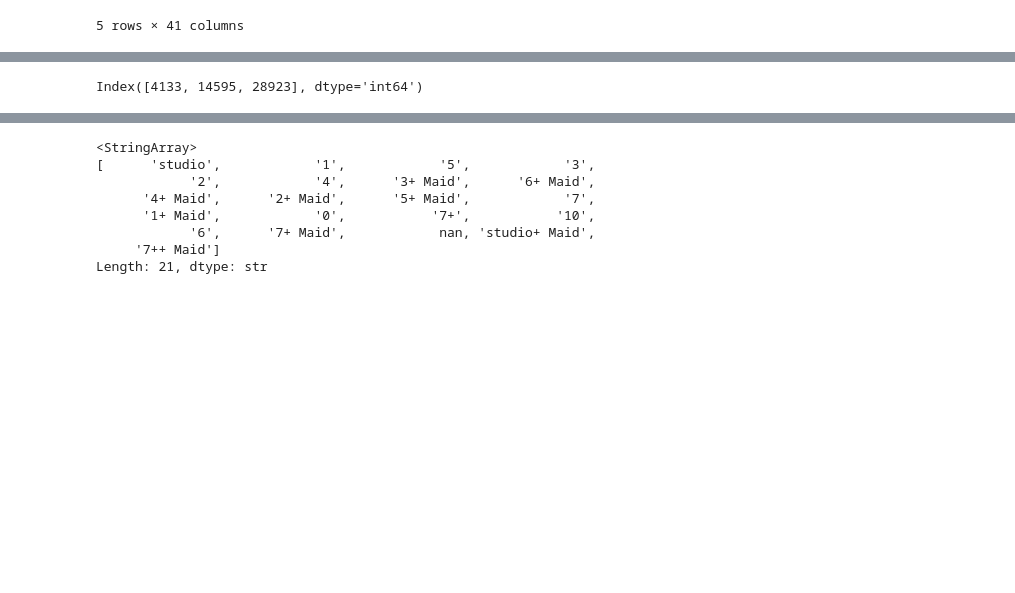
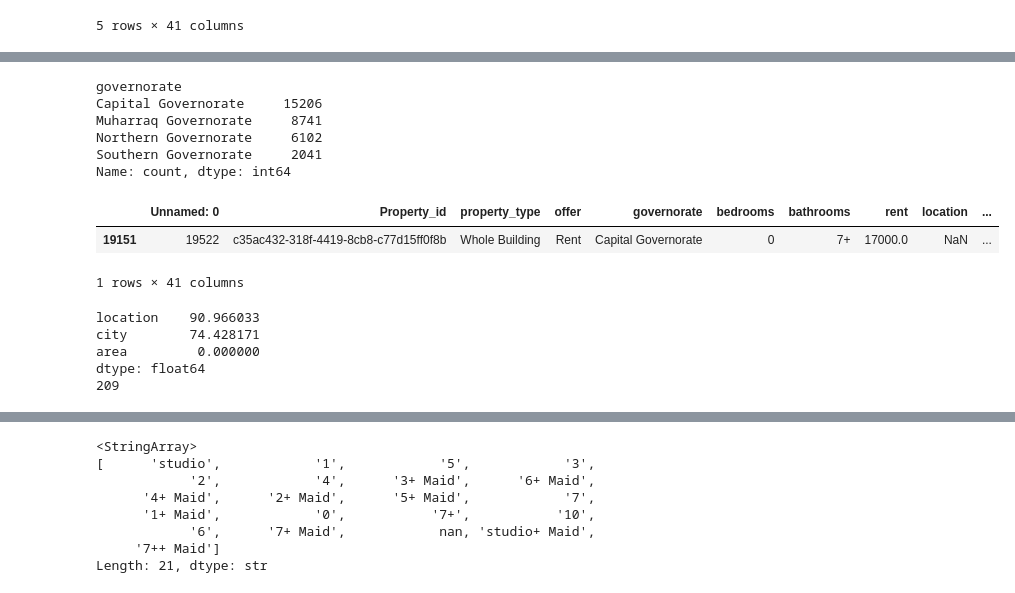
Before and after one commit to talalal3thman/test-github, a Jupyter notebook: Competetion/Competetion.ipynb, the cells around one changed output, grey strips where cells are left out. Saved outputs shown, nothing was run; the diff lists cells and outputs as text; code cells hidden in the pictures; blank space fills up the shorter version.

```diff
--- a/Competetion/Competetion.ipynb
+++ b/Competetion/Competetion.ipynb
@@ -56,11 +122,66 @@ memory usage: 10.0+ MB
+# %%
+# cleaning ['governorate']
+
+df['governorate'].value_counts()
+
+# Remove city/area names after the comma
+df['governorate'] = df['governorate'].str.split(',').str[0].str.strip()
+
+# Replace Central with Southern
+df['governorate'] = df['governorate'].replace(
+    'Central Governorate', 'Southern Governorate'
+)
+
+# Verify the results
+df['governorate'].value_counts()
+# %% [output]
+governorate
+Capital Governorate     15206
+Muharraq Governorate     8741
+Northern Governorate     6102
+Southern Governorate     2041
+Name: count, dtype: int64
 # %%
-# bedrooms column
-df[(df['bedrooms'] == '0')] [(df['bathrooms'] == '2') | (df['bathrooms'] == '3')].index
-#df.loc[(df['bedrooms'] == '0') & (df['bathrooms'] == '2'), 'bedrooms'] = '1'
+# cleaning bedrooms column
 
-#df.loc[(df['bedrooms'] == '0') & (df['bathrooms'] == '3'), 'bedrooms'] = '2'
+# If bedrooms = 0 and bathrooms = 2, set bedrooms = 1
+df.loc[
+    (df['bedrooms'] == '0') & (df['bathrooms'] == '2'),
+    'bedrooms'
+] = '1'
+
+# If bedrooms = 0 and bathrooms = 3, set bedrooms = 2
+df.loc[
+    (df['bedrooms'] == '0') & (df['bathrooms'] == '3'),
+    'bedrooms'
+] = '2'
 # %% [output]
+|  | Unnamed: 0 | Property_id | property_type | offer | governorate | bedrooms | bathrooms | rent | location | ... |
+| 19151 | 19522 | c35ac432-318f-4419-8cb8-c77d15ff0f8b | Whole Building | Rent | Capital Governorate | 0 | 7+ | 17000.0 | NaN | ... |
-Index([4133, 14595, 28923], dtype='int64')
+1 rows × 41 columns
+# %%
+# filling ['area'] col from [['city', 'location']]
+
+
+area_null = df['area'].isna()
+area_null_city_not = df['area'].isna() & df['city'].notna()
+has_loc = area_null & df['location'].notna()
+
+df.loc[has_loc, 'area'] = df.loc[has_loc, 'location'] + ', ' + df.loc[has_loc, 'city']
+df['area'] = df['area'].fillna(df['city'])
+
+print((df[['area', 'location', 'city']].isnull().mean()*100).sort_values(ascending=False))
+print(df['area'].nunique())
+
+# after filling all the areas
+    # 1. fill city column
+    # 2. initaite a column named [["area quality", "services in the area"]]
+# %% [output]
+location    90.966033
+city        74.428171
+area         0.000000
+dtype: float64
+209
 # %%
 df[df['bedrooms'] == '0']
 # %% [output]
```
Also changed, not shown: parts of 10 cells of this notebook, 2 other files.
